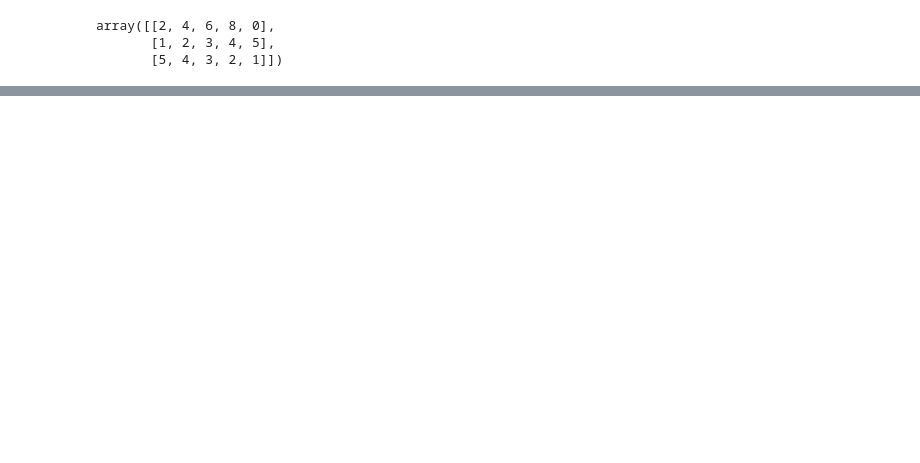
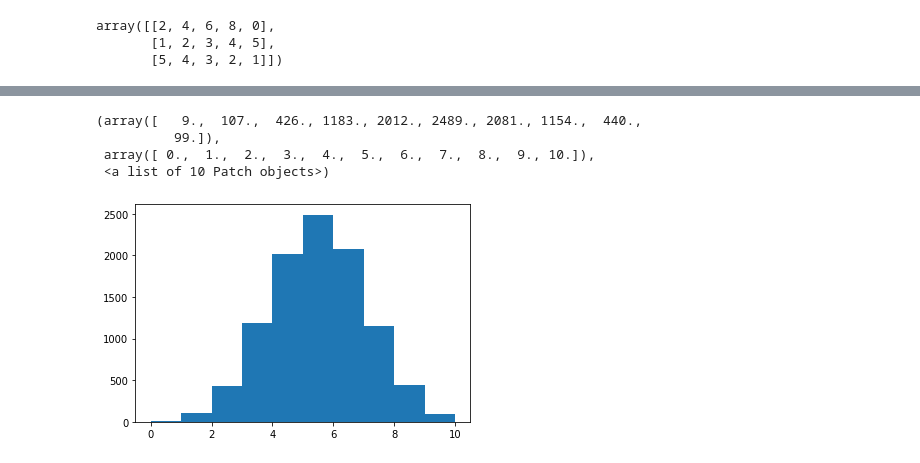
Before and after one commit to jennifer-ryan/numpy.random-project, a Jupyter notebook: numpy.random.ipynb, the cells around one changed output, grey strips where cells are left out. Cells and saved outputs as stored; diff of their text form; code cells hidden in the pictures; blank space fills up the shorter version.

```diff
--- a/numpy.random.ipynb
+++ b/numpy.random.ipynb
@@ -213,0 +242,9 @@ array([[2, 4, 6, 8, 0],
+# %%
+x = np.random.binomial(10, 0.5, size = 10000)
+plt.hist(x)
+# %% [output]
+(array([   9.,  107.,  426., 1183., 2012., 2489., 2081., 1154.,  440.,
+          99.]),
+ array([ 0.,  1.,  2.,  3.,  4.,  5.,  6.,  7.,  8.,  9., 10.]),
+ <a list of 10 Patch objects>)
+[figure, added]
```
Also changed, not shown: parts of 33 cells of this notebook.
